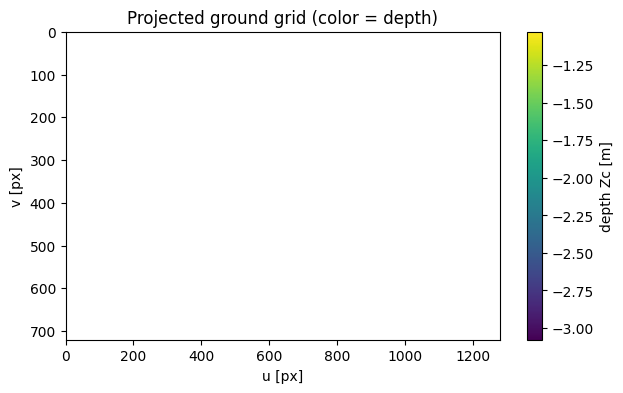
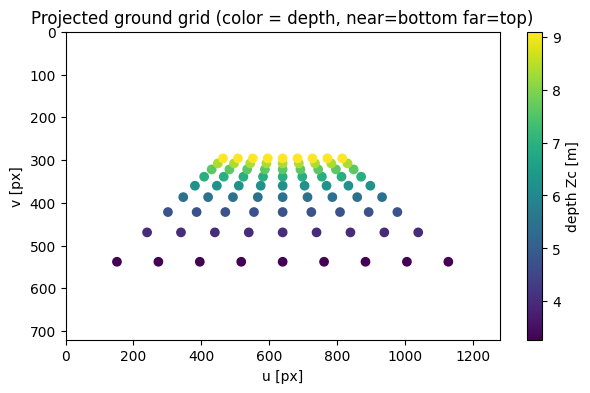
Code edit (unified diff) that turned the first committed figure into the second:
--- before
+++ after
@@ -1,5 +1,6 @@
 plt.figure(figsize=(7,4))
 plt.scatter(uv[:,0], uv[:,1], c=depth, cmap='viridis')
-plt.gca().invert_yaxis(); plt.colorbar(label='depth Zc [m]')
-plt.xlim(0,1280); plt.ylim(720,0)
-plt.title('Projected ground grid (color = depth)'); plt.xlabel('u [px]'); plt.ylabel('v [px]'); plt.show()
+plt.colorbar(label='depth Zc [m]')
+plt.xlim(0,1280); plt.ylim(720,0)     # ylim(720,0): v grows downward = image convention
+plt.title('Projected ground grid (color = depth, near=bottom far=top)')
+plt.xlabel('u [px]'); plt.ylabel('v [px]'); plt.show()

Commit: Fix camera calibration demos: real images + coordinate bug